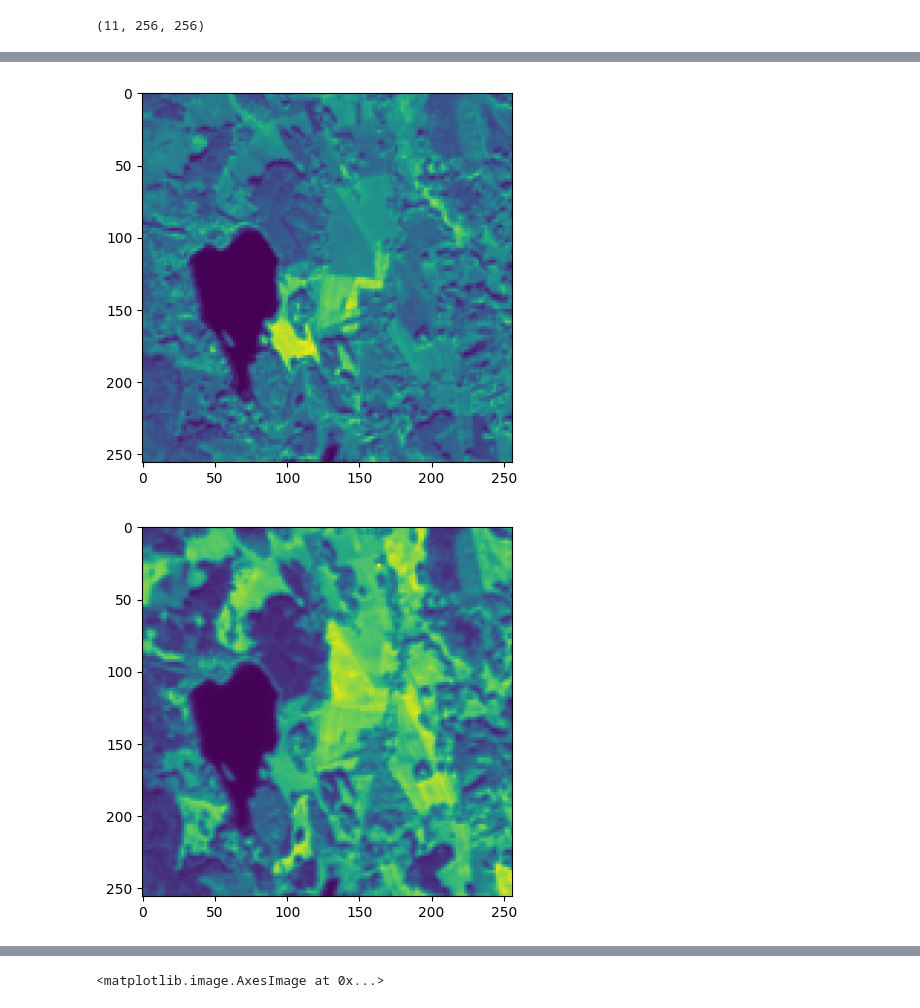
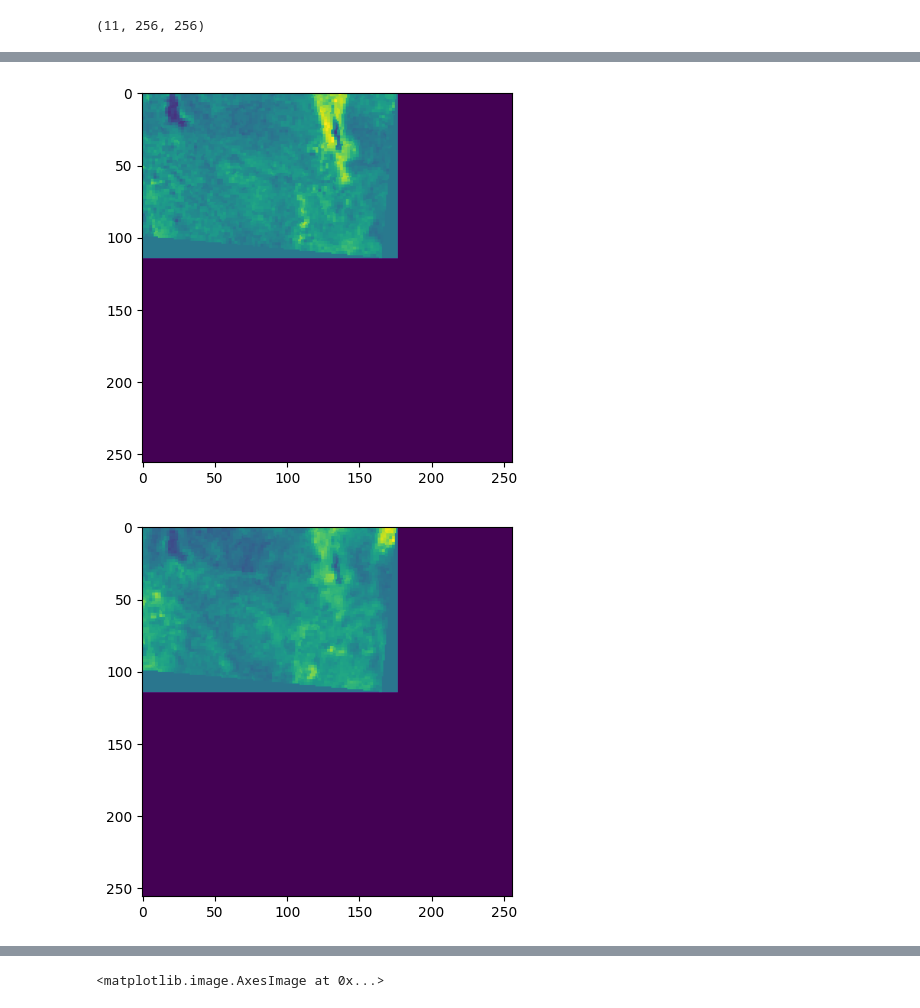
Before and after one commit to TeamEpochGithub/forestbiomass, a Jupyter notebook: analysis/exploratory_data_analysis/one_patch.ipynb, the cells around one changed output, grey strips where cells are left out. Saved outputs shown, nothing was run; the diff lists cells and outputs as text; code cells hidden in the pictures.

```diff
--- a/analysis/exploratory_data_analysis/one_patch.ipynb
+++ b/analysis/exploratory_data_analysis/one_patch.ipynb
@@ -25,6 +26,6 @@ plt.imshow(d)
 # %%
 
-all_imgs = get_data_from_path("11feb2e5_S2_00.tif") # 0a3d8f03_S2_00.tif
+all_imgs = get_data_from_path("3f56d3a1_S2_02.tif") # 0a3d8f03_S2_00.tif
 print(all_imgs.shape)
 for d in all_imgs:
     plt.imshow(d)
@@ -41,2 +42,2 @@ for d in all_imgs:
-[figure, old version]
+[figure, new version]
-[figure, old version]
+[figure, new version]
```
Also changed, not shown: parts of 14 cells of this notebook, 5 other files.
